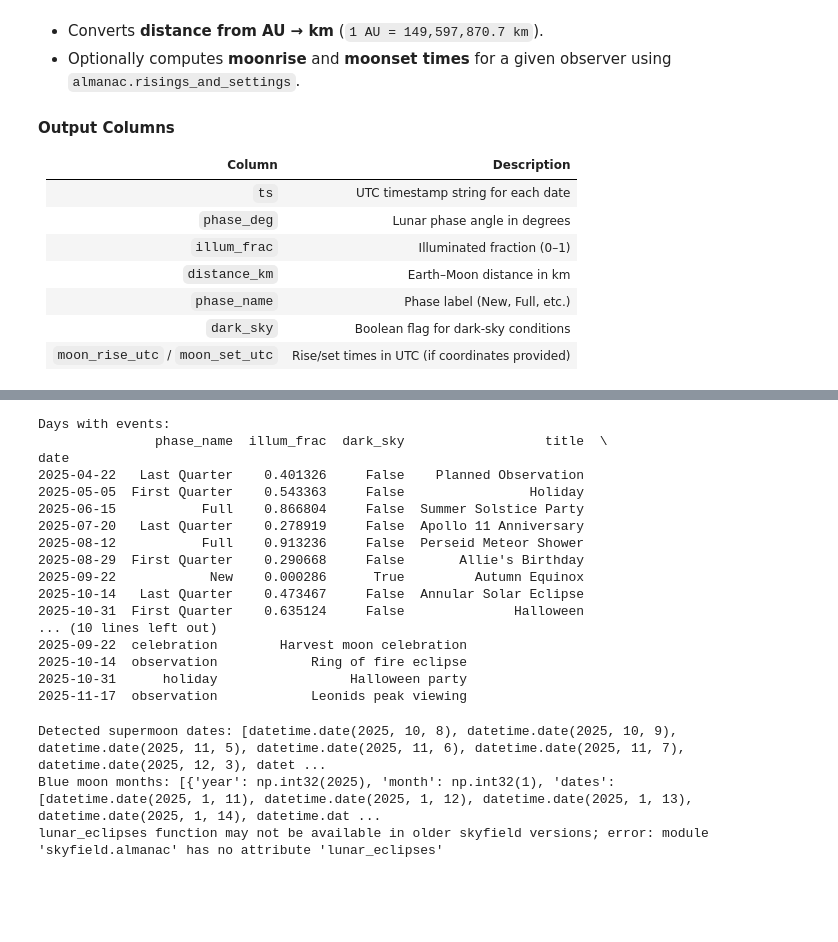
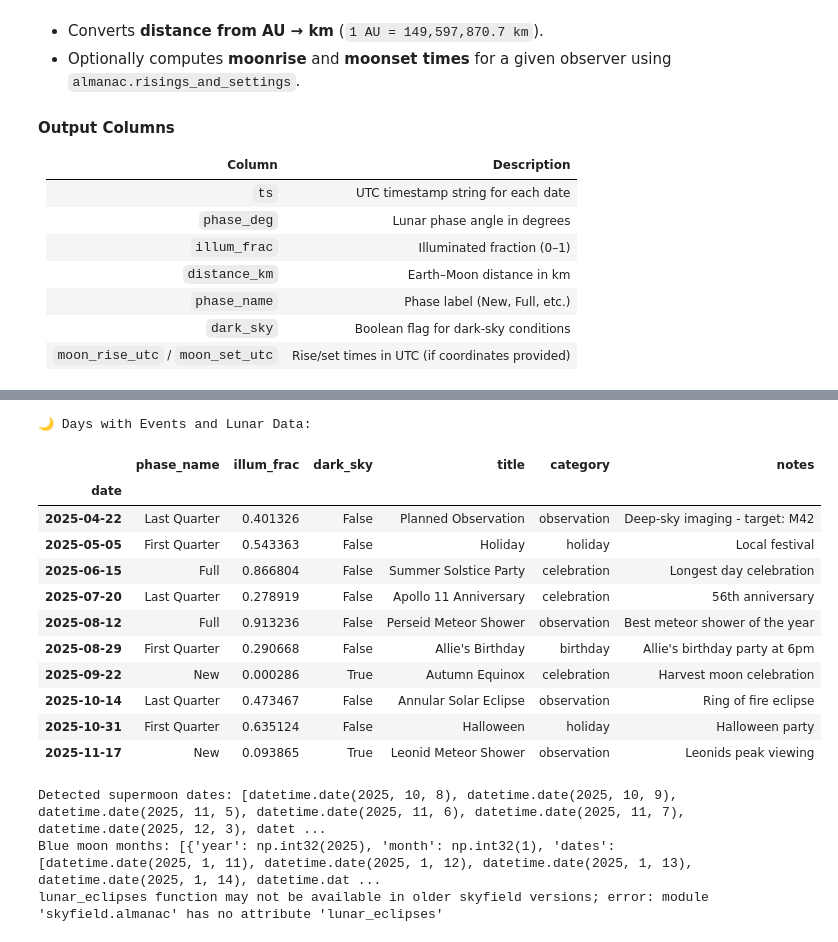
Before and after one commit to echengpython/Moon-Phase-Calendar-2025, a Jupyter notebook: moon_calendar.ipynb, the cells around one changed output, grey strips where cells are left out. Drawn from its saved outputs; the diff is of its cells as text; code cells hidden in the pictures; blank space fills up the shorter version.

Commit message:
editted Events and Lunar Data table

```diff
--- a/moon_calendar.ipynb
+++ b/moon_calendar.ipynb
@@ -235,37 +246,34 @@ lunar_df.head()
 # %%
 # Load user events
 events_file = 'events.csv'  # ensure this file is next to notebook or provide instructions to obtain it
 events = pd.read_csv(events_file, parse_dates=['date'])
 events['date'] = events['date'].dt.date
 
 # Merge events into lunar_df by date index
 merged = lunar_df.reset_index().merge(events, left_on='date', right_on='date', how='left')
 merged = merged.set_index('date')
 # events may have NaN; create a boolean flag
 merged['has_event'] = ~merged['title'].isna()
 
 # Show days that have events and dark skies
-print("Days with events:")
-events_with_data = merged[merged['has_event']]
-print(events_with_data[['phase_name','illum_frac','dark_sky','title','category','notes']].head(10))
+events_with_data = merged[merged['has_event']][['phase_name', 'illum_frac', 'dark_sky', 'title', 'category', 'notes']]
+
+print("🌙 Days with Events and Lunar Data:")
+display(events_with_data.head(10))
 # %% [output]
-Days with events:
-               phase_name  illum_frac  dark_sky                  title  \
-date
-2025-04-22   Last Quarter    0.401326     False    Planned Observation
-2025-05-05  First Quarter    0.543363     False                Holiday
-2025-06-15           Full    0.866804     False  Summer Solstice Party
-2025-07-20   Last Quarter    0.278919     False  Apollo 11 Anniversary
-2025-08-12           Full    0.913236     False  Perseid Meteor Shower
-2025-08-29  First Quarter    0.290668     False       Allie's Birthday
-2025-09-22            New    0.000286      True         Autumn Equinox
-2025-10-14   Last Quarter    0.473467     False  Annular Solar Eclipse
-2025-10-31  First Quarter    0.635124     False              Halloween
-... (10 lines left out)
-2025-09-22  celebration        Harvest moon celebration
-2025-10-14  observation            Ring of fire eclipse
-2025-10-31      holiday                 Halloween party
-2025-11-17  observation            Leonids peak viewing
+🌙 Days with Events and Lunar Data:
+|  | phase_name | illum_frac | dark_sky | title | category | notes |
+| date |  |  |  |  |  |  |
+| 2025-04-22 | Last Quarter | 0.401326 | False | Planned Observation | observation | Deep-sky imaging - target: M42 |
+| 2025-05-05 | First Quarter | 0.543363 | False | Holiday | holiday | Local festival |
+| 2025-06-15 | Full | 0.866804 | False | Summer Solstice Party | celebration | Longest day celebration |
+| 2025-07-20 | Last Quarter | 0.278919 | False | Apollo 11 Anniversary | celebration | 56th anniversary |
+| 2025-08-12 | Full | 0.913236 | False | Perseid Meteor Shower | observation | Best meteor shower of the year |
+| 2025-08-29 | First Quarter | 0.290668 | False | Allie's Birthday | birthday | Allie's birthday party at 6pm |
+| 2025-09-22 | New | 0.000286 | True | Autumn Equinox | celebration | Harvest moon celebration |
+| 2025-10-14 | Last Quarter | 0.473467 | False | Annular Solar Eclipse | observation | Ring of fire eclipse |
+| 2025-10-31 | First Quarter | 0.635124 | False | Halloween | holiday | Halloween party |
+| 2025-11-17 | New | 0.093865 | True | Leonid Meteor Shower | observation | Leonids peak viewing |
 # %%
 # Supermoon detection:
 # Heuristic: a full moon that is among the closest X% of monthly distances.
```
Also changed, not shown: parts of 1 cell of this notebook.
